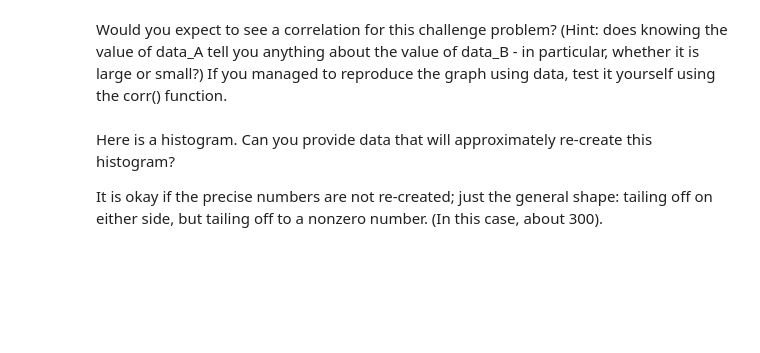
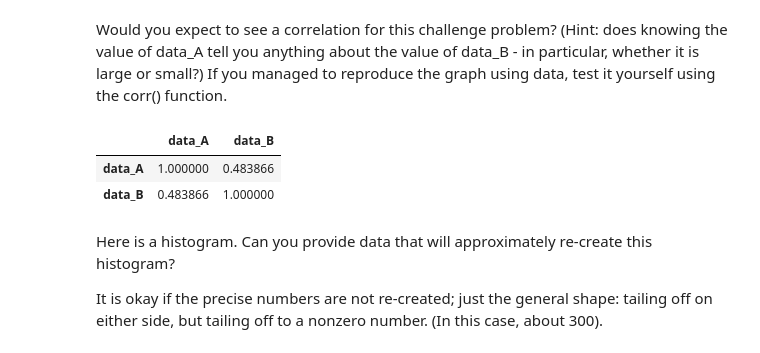
Before and after one commit to chenmichael2/MOD-B-O2, a Jupyter notebook: OMDS-ModB2-Week5-Chen-Michael.ipynb, the cells around one changed output. Cells and saved outputs as stored; diff of their text form; code cells hidden in the pictures; blank space fills up the shorter version.

```diff
--- a/OMDS-ModB2-Week5-Chen-Michael.ipynb
+++ b/OMDS-ModB2-Week5-Chen-Michael.ipynb
@@ -167,5 +200,11 @@ Image("threeclouds.png")
 # %% [markdown]
 Would you expect to see a correlation for this challenge problem?  (Hint: does knowing the value of data_A tell you anything about the value of data_B - in particular, whether it is large or small?)  If you managed to reproduce the graph using data, test it yourself using the corr() function.
+# %%
+df.corr()
+# %% [output]
+|  | data_A | data_B |
+| data_A | 1.000000 | 0.483866 |
+| data_B | 0.483866 | 1.000000 |
 # %% [markdown]
 Here is a histogram.  Can you provide data that will approximately re-create this histogram?
 
```
Also changed, not shown: parts of 4 cells of this notebook.
